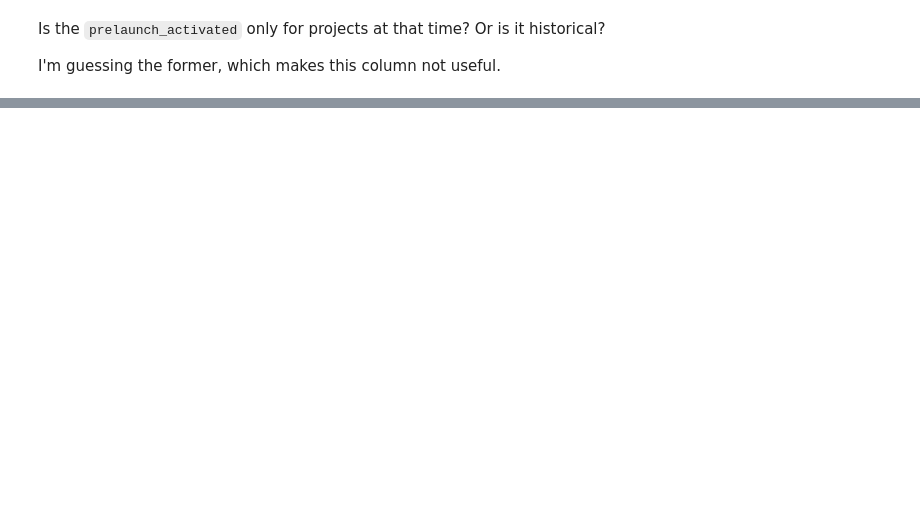
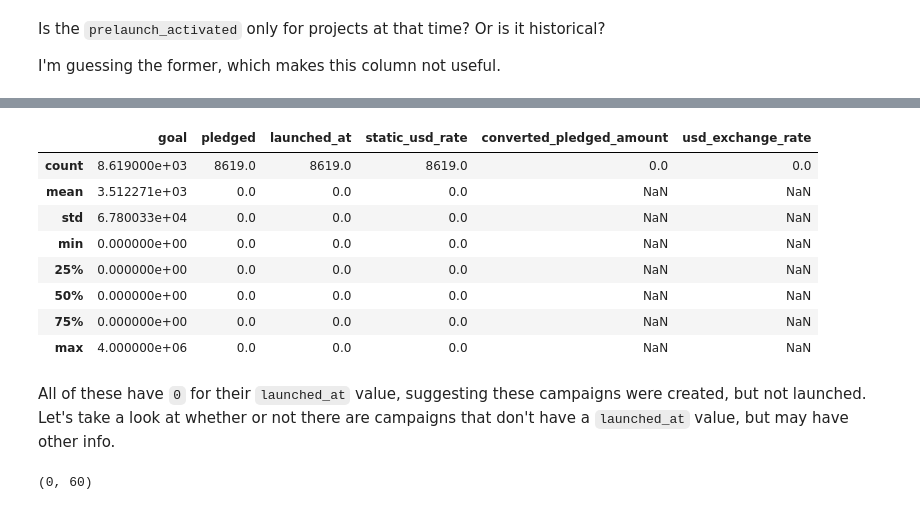
Before and after one commit to blue-santa/kickstarter-campaign-analysis, a Jupyter notebook: project-files/02-data-wrangling/01-00-kickstarter-data-wrangling.ipynb, the cells around one changed output, grey strips where cells are left out. Cells and saved outputs as stored; diff of their text form; code cells hidden in the pictures; blank space fills up the shorter version.

```diff
--- a/project-files/02-data-wrangling/01-00-kickstarter-data-wrangling.ipynb
+++ b/project-files/02-data-wrangling/01-00-kickstarter-data-wrangling.ipynb
@@ -647,0 +832,2 @@ The `source_url` gives us information about categories on Kickstarter. We can la
+# %%
+df = df.drop(columns=['profile.id', 'profile.project_id', 'profile.name', 'profile.state', 'profile.state_changed_at', 'profile.blurb', 'profile.background_color', 'profile.text_color', 'profile.link_background_color', 'profile.link_text_color', 'profile.link_text'])
@@ -647,0 +844,2 @@ The `source_url` gives us information about categories on Kickstarter. We can la
+# %%
+df = df.drop(columns=['profile.link_url', 'profile.show_feature_image', 'profile.background_image_opacity', 'profile.should_show_feature_image_section', 'profile.feature_image_attributes.image_urls.default', 'profile.feature_image_attributes.image_urls.baseball_card', 'urls.web.rewards', 'video.id', 'video.status'])
@@ -647,0 +856,2 @@ The `source_url` gives us information about categories on Kickstarter. We can la
+# %%
+df = df.drop(columns=['video.hls', 'video.hls_type', 'video.high', 'video.high_type', 'video.base', 'video.base_type', 'video.tracks', 'video.width', 'video.height', 'video.frame'])
@@ -647,0 +868,2 @@ The `source_url` gives us information about categories on Kickstarter. We can la
+# %%
+df = df.drop(columns=['profile.background_image_attributes.id', 'profile.background_image_attributes.image_urls.default', 'profile.background_image_attributes.image_urls.baseball_card', 'profile.feature_image_attributes.id'])
@@ -647,0 +987,18 @@ The `source_url` gives us information about categories on Kickstarter. We can la
+# %%
+df[df['usd_pledged'].isna() == True][['goal', 'pledged', 'launched_at', 'currency', 'static_usd_rate', 'usd_pledged', 'converted_pledged_amount', 'usd_exchange_rate', 'current_currency', 'usd_type']].describe()
+# %% [output]
+|  | goal | pledged | launched_at | static_usd_rate | converted_pledged_amount | usd_exchange_rate |
+| count | 8.619000e+03 | 8619.0 | 8619.0 | 8619.0 | 0.0 | 0.0 |
+| mean | 3.512271e+03 | 0.0 | 0.0 | 0.0 | NaN | NaN |
+| std | 6.780033e+04 | 0.0 | 0.0 | 0.0 | NaN | NaN |
+| min | 0.000000e+00 | 0.0 | 0.0 | 0.0 | NaN | NaN |
+| 25% | 0.000000e+00 | 0.0 | 0.0 | 0.0 | NaN | NaN |
+| 50% | 0.000000e+00 | 0.0 | 0.0 | 0.0 | NaN | NaN |
+| 75% | 0.000000e+00 | 0.0 | 0.0 | 0.0 | NaN | NaN |
+| max | 4.000000e+06 | 0.0 | 0.0 | 0.0 | NaN | NaN |
+# %% [markdown]
+All of these have `0` for their `launched_at` value, suggesting these campaigns were created, but not launched. Let's take a look at whether or not there are campaigns that don't have a `launched_at` value, but may have other info.
+# %%
+df[(df['launched_at'] != 0) & (df['converted_pledged_amount'].isna() == True)].shape
+# %% [output]
+(0, 60)
```
Also changed, not shown: parts of 146 cells of this notebook.
